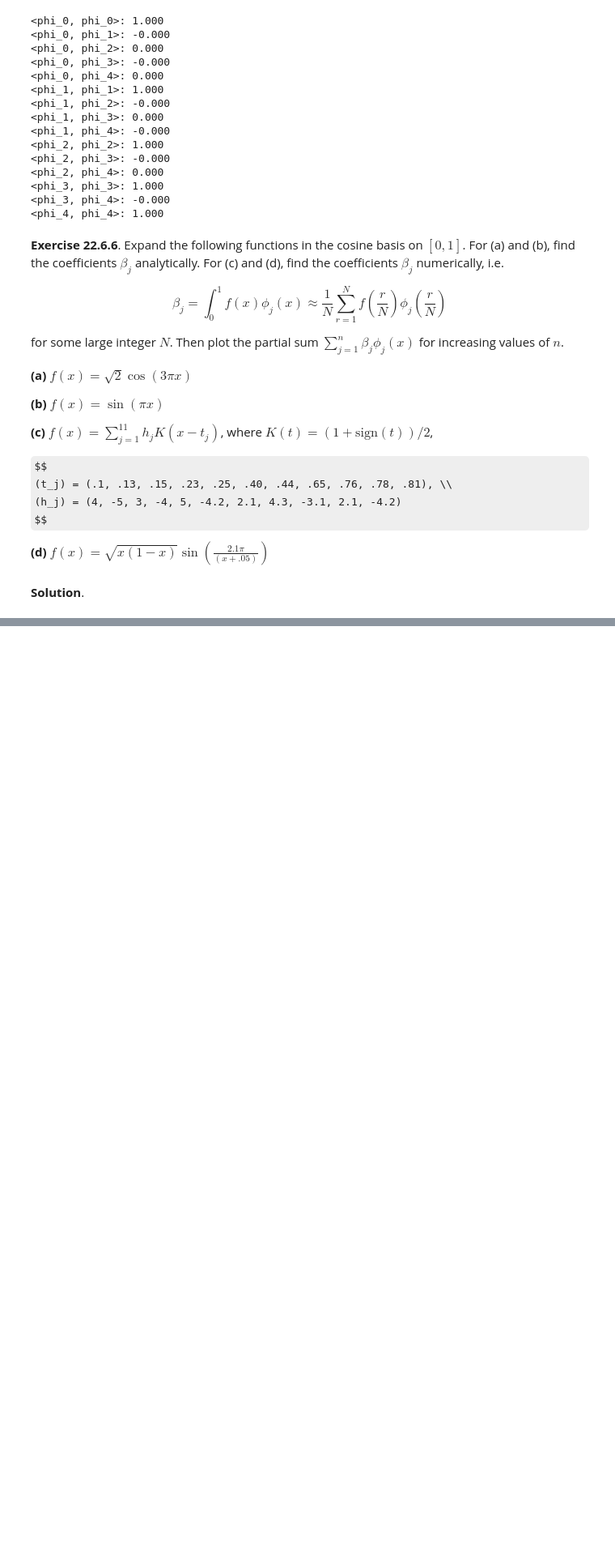
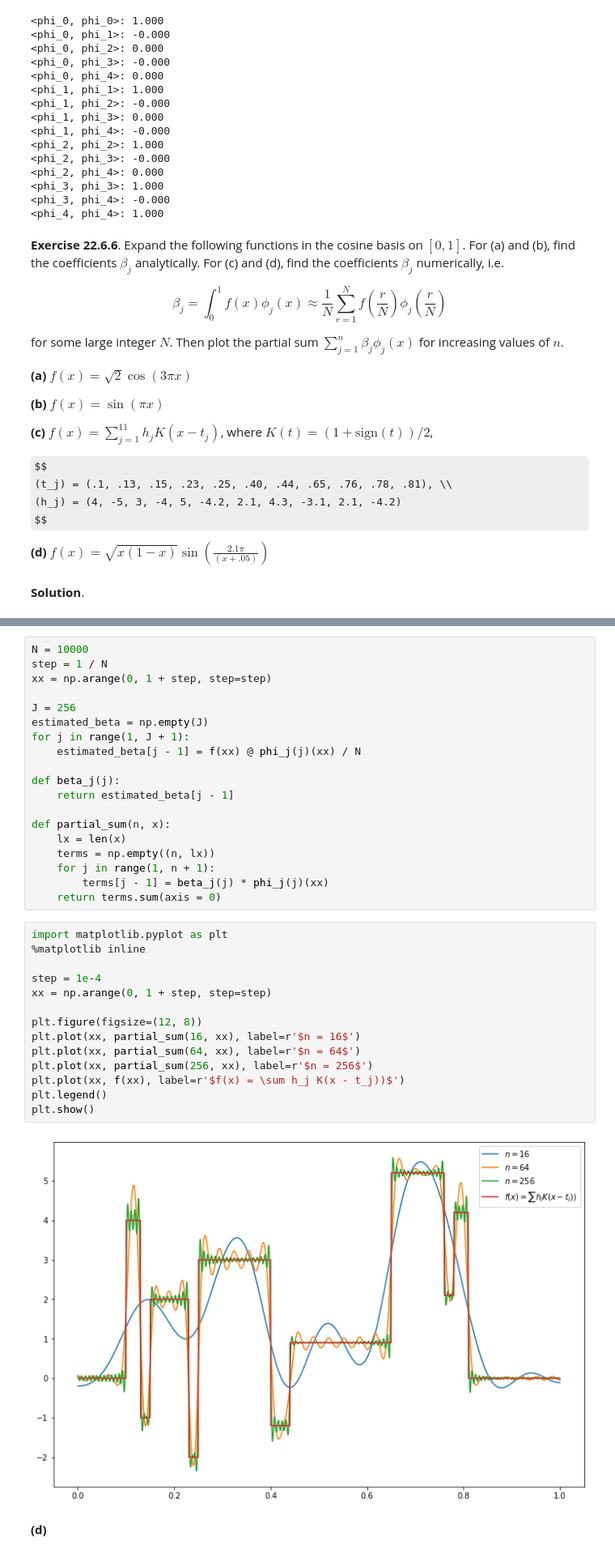
Before and after one commit to telmo-correa/all-of-statistics, a Jupyter notebook: chapter22.ipynb, the cells around one changed output, grey strips where cells are left out. Shown at 81% size. Saved outputs shown, nothing was run; the diff lists cells and outputs as text; some formulas as TeX source; blank space fills up the shorter version.

```diff
--- a/chapter22.ipynb
+++ b/chapter22.ipynb
@@ -790,0 +919,37 @@ $$
+# %%
+N = 10000
+step = 1 / N
+xx = np.arange(0, 1 + step, step=step)
+
+J = 256
+estimated_beta = np.empty(J)
+for j in range(1, J + 1):
+    estimated_beta[j - 1] = f(xx) @ phi_j(j)(xx) / N
+
+def beta_j(j):
+    return estimated_beta[j - 1]
+
+def partial_sum(n, x):
+    lx = len(x)
+    terms = np.empty((n, lx))
+    for j in range(1, n + 1):
+        terms[j - 1] = beta_j(j) * phi_j(j)(xx)
+    return terms.sum(axis = 0)
+# %%
+import matplotlib.pyplot as plt
+%matplotlib inline
+
+step = 1e-4
+xx = np.arange(0, 1 + step, step=step)
+
+plt.figure(figsize=(12, 8))
+plt.plot(xx, partial_sum(16, xx), label=r'$n = 16$')
+plt.plot(xx, partial_sum(64, xx), label=r'$n = 64$')
+plt.plot(xx, partial_sum(256, xx), label=r'$n = 256$')
+plt.plot(xx, f(xx), label=r'$f(x) = \sum h_j K(x - t_j))$')
+plt.legend()
+plt.show()
+# %% [output]
+[figure, added]
+# %% [markdown]
+**(d)**
```
Also changed, not shown: parts of 11 cells of this notebook.
